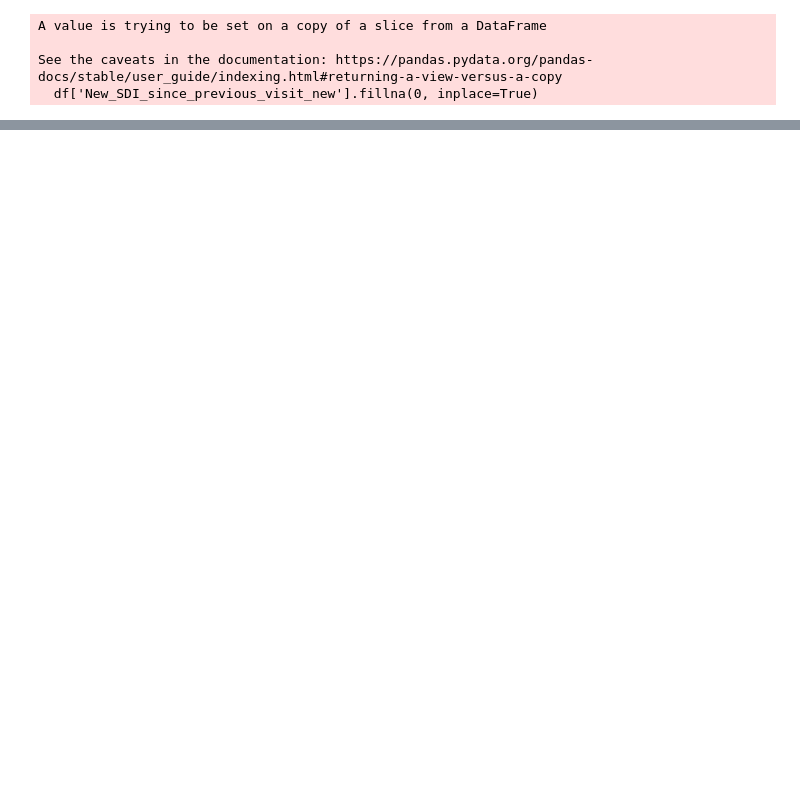
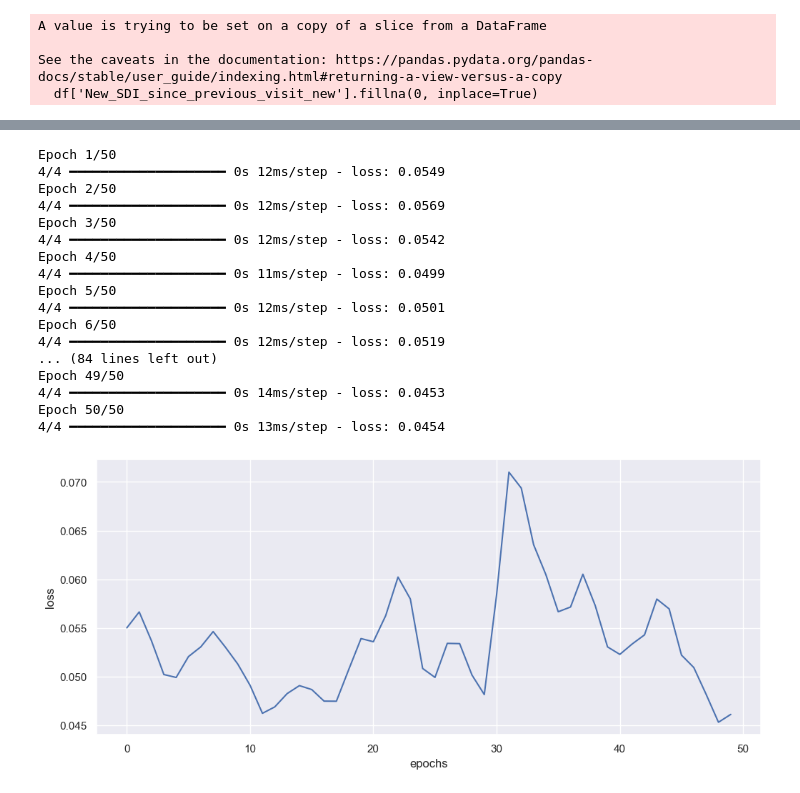
Before and after one commit to isevr/SDI, a Jupyter notebook: cae.ipynb, the cells around one changed output, grey strips where cells are left out. Drawn from its saved outputs; the diff is of its cells as text; code cells hidden in the pictures; blank space fills up the shorter version.

```diff
--- a/cae.ipynb
+++ b/cae.ipynb
@@ -88,3 +97,33 @@ def dataset_creation(df, sdi_wanted, sdi_unwanted, feature_interested, padding=1
 # %%
 sdi_1 = dataset_creation(df,1,0, 'New_SDI_since_previous_visit_new')
 sdi_0 = dataset_creation(df,0,1, 'New_SDI_since_previous_visit_new')
+# %%
+input_shape = (12, 24, 1)
+
+# Encoder
+encoder_input = layers.Input(shape=input_shape)
+x = layers.Conv2D(32, (3, 3), activation='relu', padding='same', kernel_regularizer=regularizers.l2(0.001), name='enc_conv1')(encoder_input)
+x = layers.MaxPooling2D((2, 2), padding='same')(x)
+x = layers.BatchNormalization()(x)
+x = layers.Conv2D(64, (3, 3), activation='relu', padding='same', kernel_regularizer=regularizers.l2(0.001), name='enc_conv2')(x)
+x = layers.MaxPooling2D((2, 2), padding='same')(x)
+x = layers.BatchNormalization()(x)
+encoded = layers.Conv2D(128, (3, 3), activation='relu', padding='same',
+                        kernel_regularizer=regularizers.l1(0.001),name='enc_conv3')(x)
+encoded = layers.Dropout(0.5)(encoded)
+
+# Decoder
+x = layers.UpSampling2D((2, 2))(encoded)
+x = layers.Conv2D(64, (3, 3), activation='relu', padding='same', name='dec_conv1')(x)
+x = layers.BatchNormalization(name='dec_bn_1')(x)
+x = layers.UpSampling2D((2, 2))(x)
+x = layers.Conv2D(32, (3, 3), activation='relu', padding='same', name='dec_conv2')(x)
+x = layers.BatchNormalization(name='dec_bn_2')(x)
+decoded = layers.Conv2D(1, (3, 3), activation='sigmoid', padding='same', name='dec_conv3')(x)
+
+# Autoencoder model
+sdi1_gen = models.Model(encoder_input, decoded, name='sdi1_gen')
+sdi1_gen.compile(optimizer='adam', loss='mse')
+
+# Summary of the model
+sdi1_gen.summary()
@@ -90,0 +152,2 @@ sdi_0 = dataset_creation(df,0,1, 'New_SDI_since_previous_visit_new')
+# %%
+sdi1_history = sdi1_gen.fit(sdi_1, sdi_1, epochs=50)
@@ -90,0 +172,26 @@ sdi_0 = dataset_creation(df,0,1, 'New_SDI_since_previous_visit_new')
+# %%
+sdi1_history = sdi1_gen.fit(sdi_1, sdi_1, epochs=50)
+plt.figure(figsize=(12, 5))
+plt.plot(sdi1_history.history['loss'])
+plt.xlabel('epochs')
+plt.ylabel('loss')
+plt.show()
+# %% [output]
+Epoch 1/50
+4/4 ━━━━━━━━━━━━━━━━━━━━ 0s 12ms/step - loss: 0.0549
+Epoch 2/50
+4/4 ━━━━━━━━━━━━━━━━━━━━ 0s 12ms/step - loss: 0.0569
+Epoch 3/50
+4/4 ━━━━━━━━━━━━━━━━━━━━ 0s 12ms/step - loss: 0.0542
+Epoch 4/50
+4/4 ━━━━━━━━━━━━━━━━━━━━ 0s 11ms/step - loss: 0.0499
+Epoch 5/50
+4/4 ━━━━━━━━━━━━━━━━━━━━ 0s 12ms/step - loss: 0.0501
+Epoch 6/50
+4/4 ━━━━━━━━━━━━━━━━━━━━ 0s 12ms/step - loss: 0.0519
+... (84 lines left out)
+Epoch 49/50
+4/4 ━━━━━━━━━━━━━━━━━━━━ 0s 14ms/step - loss: 0.0453
+Epoch 50/50
+4/4 ━━━━━━━━━━━━━━━━━━━━ 0s 13ms/step - loss: 0.0454
+[figure, added]
```
Also changed, not shown: parts of 20 cells of this notebook, 4 other files.
